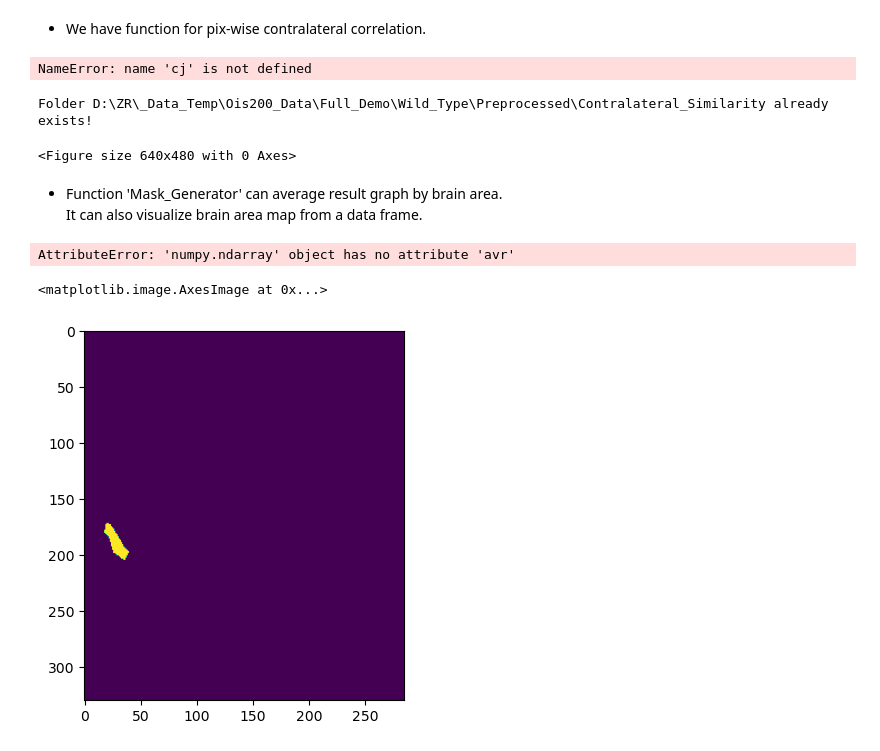
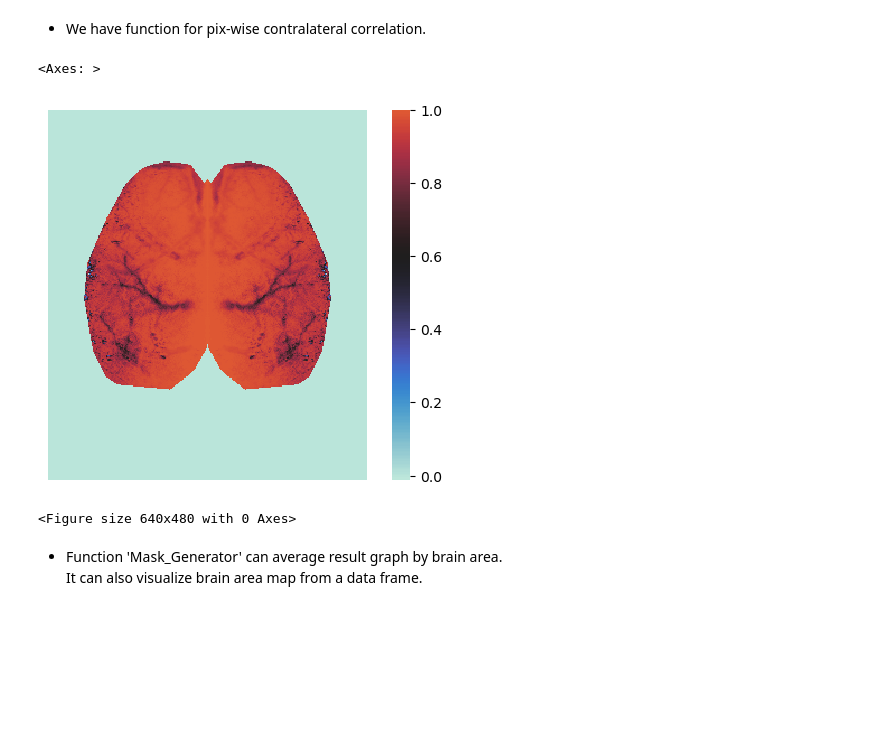
Before and after one commit to adolescent/Lulab_OI_Infrastructure, a Jupyter notebook: Tutorial/FC_Analysis_Demo/Part2_Direct_Corr_Methods/P2A1_Seedpoint_CorrMatrix.ipynb, the cells around one changed output. Cells and saved outputs as stored; diff of their text form; code cells hidden in the pictures; blank space fills up the shorter version.

```diff
--- a/Tutorial/FC_Analysis_Demo/Part2_Direct_Corr_Methods/P2A1_Seedpoint_CorrMatrix.ipynb
+++ b/Tutorial/FC_Analysis_Demo/Part2_Direct_Corr_Methods/P2A1_Seedpoint_CorrMatrix.ipynb
@@ -22,7 +22,7 @@ import pandas as pd
 from Atlas_Corr_Tools import Atlas_Data_Tools,Contra_Similar
 from Brain_Atlas.Atlas_Mask import Mask_Generator
 
-wp = r'D:\ZR\_Data_Temp\Ois200_Data\Full_Demo\Wild_Type\Preprocessed'
+wp = r'D:\_DataTemp\OIS\Wild_Type\Preprocessed'
 series = np.load(cf.join(wp,'z_series.npy'))
 
 # join chamber mask with brain area mask, getting only mask with values.
@@ -174,27 +174,28 @@ Further more, this demo shows how to add up different brain areas, getting a cro
 - We have function for pix-wise contralateral correlation.
 # %%
 # do win-slide for
-contra_matrix = np.load(cf.join(wp,'contralateral_sim.npy'))
+# contra_matrix = np.load(cf.join(wp,'contralateral_sim.npy'))
 from Atlas_Corr_Tools import Contra_Similar
 N_frame,height,width = series.shape
 fps = 5
 win_size = 300*fps
 win_step = 60*fps
 winnum = (N_frame-win_size)//win_step+1
 contra_matrix = np.zeros(shape = (winnum,height,width),dtype='f8')
 
 # calculate contralatera similarity of each window.
 # NOTE This graph is strictly symmetry.
 for i in tqdm(range(winnum)):
     c_series = series[i*win_step:i*win_step+win_size,:,:]
     c_sim = Contra_Similar(c_series,bin=4)
     contra_matrix[i,:,:] = c_sim
 
 np.save(cf.join(wp,'contralateral_sim'),contra_matrix)
 # show example contralateral similar map.
 sns.heatmap(contra_matrix[0,:,:],center = 0.6,square = True,xticklabels = False,yticklabels = False)
 # %% [output]
-NameError: name 'cj' is not defined
+<Axes: >
+[figure, added]
 # %%
 # save contralateral matrix.
 savepath = cf.join(wp,'Contralateral_Similarity')
@@ -210,21 +211,7 @@ for i in tqdm(range(winnum)):
 
 # as you can see, no significant difference found for brain area in wild-type mice.
 # %% [output]
-Folder D:\ZR\_Data_Temp\Ois200_Data\Full_Demo\Wild_Type\Preprocessed\Contralateral_Similarity already exists!
+<Figure size 640x480 with 0 Axes>
-<Figure size 640x480 with 0 Axes>
 # %% [markdown]
 - Function 'Mask_Generator' can average result graph by brain area.
 It can also visualize brain area map from a data frame.
-# %%
-graph = contra_matrix[0,:,:]
-graph_mask = graph != 0
-
-c_response = MG.Avr_By_Area(graph=graph,min_pix = 100)
-c_response
-# %% [output]
-AttributeError: 'numpy.ndarray' object has no attribute 'avr'
-# %%
-plt.imshow(MG.masks.loc[1,'Mask'])
-# %% [output]
-<matplotlib.image.AxesImage at 0x...>
-[figure, removed]
```
Also changed, not shown: parts of 2 cells of this notebook, 1 other file.
